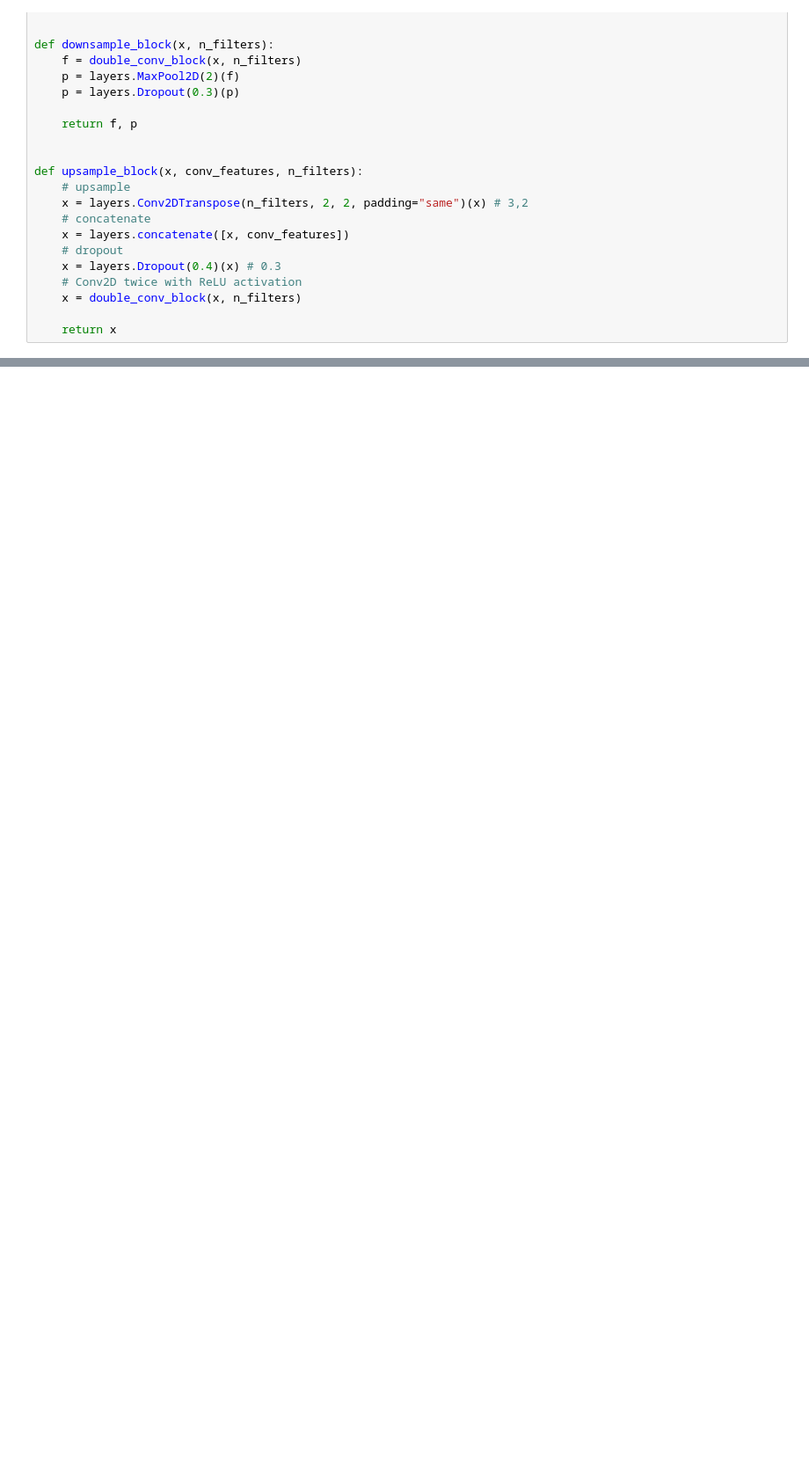
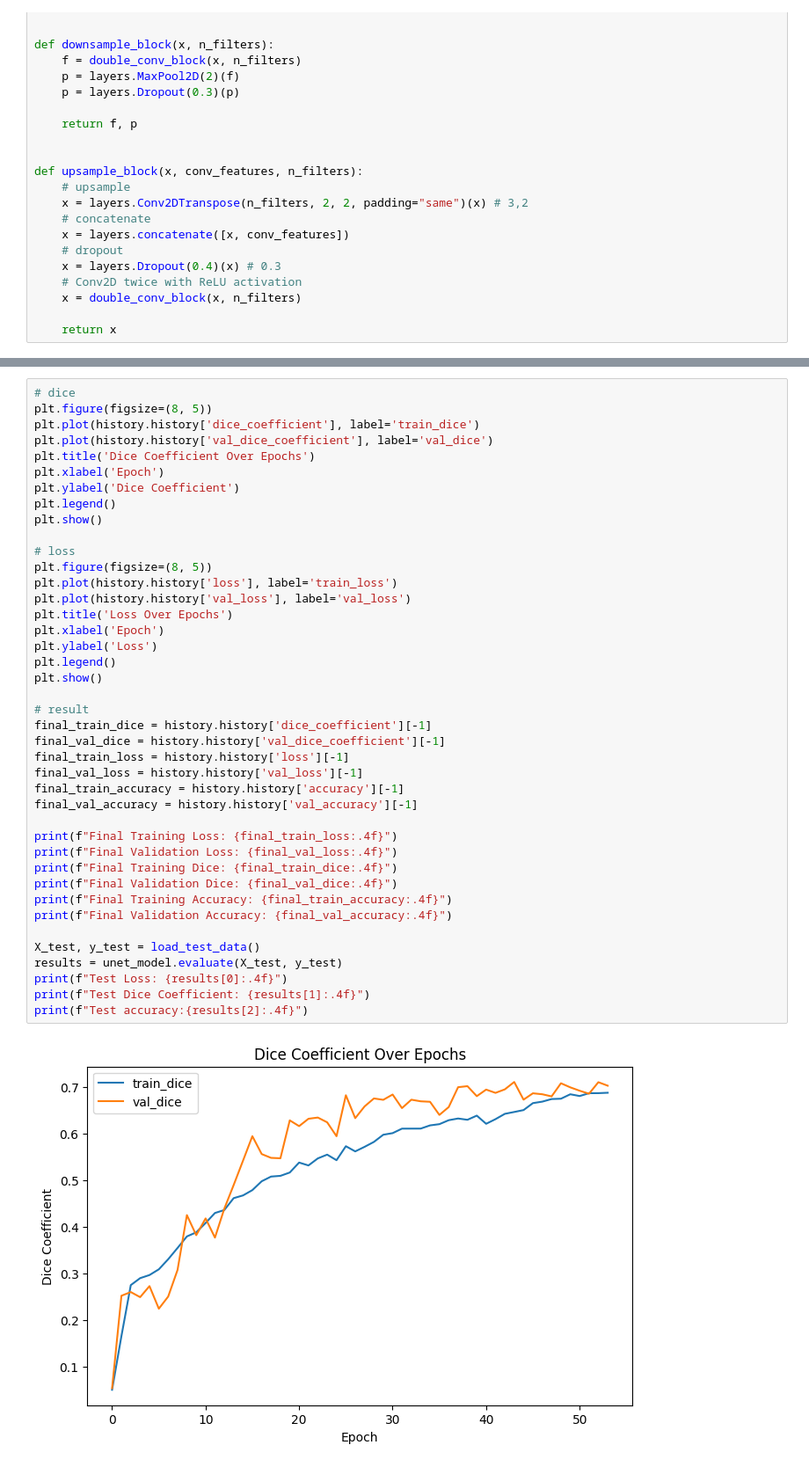
Before and after one commit to gndd1221/Brain-Tumor-Image-Segmentation, a Jupyter notebook: main.ipynb, the cells around one changed output, grey strips where cells are left out. Shown at 88% size. Drawn from its saved outputs; the diff is of its cells as text; blank space fills up the shorter version.

```diff
--- a/main.ipynb
+++ b/main.ipynb
@@ -353,0 +375,43 @@ Epoch 43/100
+# %%
+# dice
+plt.figure(figsize=(8, 5))
+plt.plot(history.history['dice_coefficient'], label='train_dice')
+plt.plot(history.history['val_dice_coefficient'], label='val_dice')
+plt.title('Dice Coefficient Over Epochs')
+plt.xlabel('Epoch')
+plt.ylabel('Dice Coefficient')
+plt.legend()
+plt.show()
+
+# loss
+plt.figure(figsize=(8, 5))
+plt.plot(history.history['loss'], label='train_loss')
+plt.plot(history.history['val_loss'], label='val_loss')
+plt.title('Loss Over Epochs')
+plt.xlabel('Epoch')
+plt.ylabel('Loss')
+plt.legend()
+plt.show()
+
+# result
+final_train_dice = history.history['dice_coefficient'][-1]
+final_val_dice = history.history['val_dice_coefficient'][-1]
+final_train_loss = history.history['loss'][-1]
+final_val_loss = history.history['val_loss'][-1]
+final_train_accuracy = history.history['accuracy'][-1]
+final_val_accuracy = history.history['val_accuracy'][-1]
+
+print(f"Final Training Loss: {final_train_loss:.4f}")
+print(f"Final Validation Loss: {final_val_loss:.4f}")
+print(f"Final Training Dice: {final_train_dice:.4f}")
+print(f"Final Validation Dice: {final_val_dice:.4f}")
+print(f"Final Training Accuracy: {final_train_accuracy:.4f}")
+print(f"Final Validation Accuracy: {final_val_accuracy:.4f}")
+
+X_test, y_test = load_test_data()
+results = unet_model.evaluate(X_test, y_test)
+print(f"Test Loss: {results[0]:.4f}")
+print(f"Test Dice Coefficient: {results[1]:.4f}")
+print(f"Test accuracy:{results[2]:.4f}")
+# %% [output]
+[figure, added]
```
Also changed, not shown: parts of 13 cells of this notebook.
